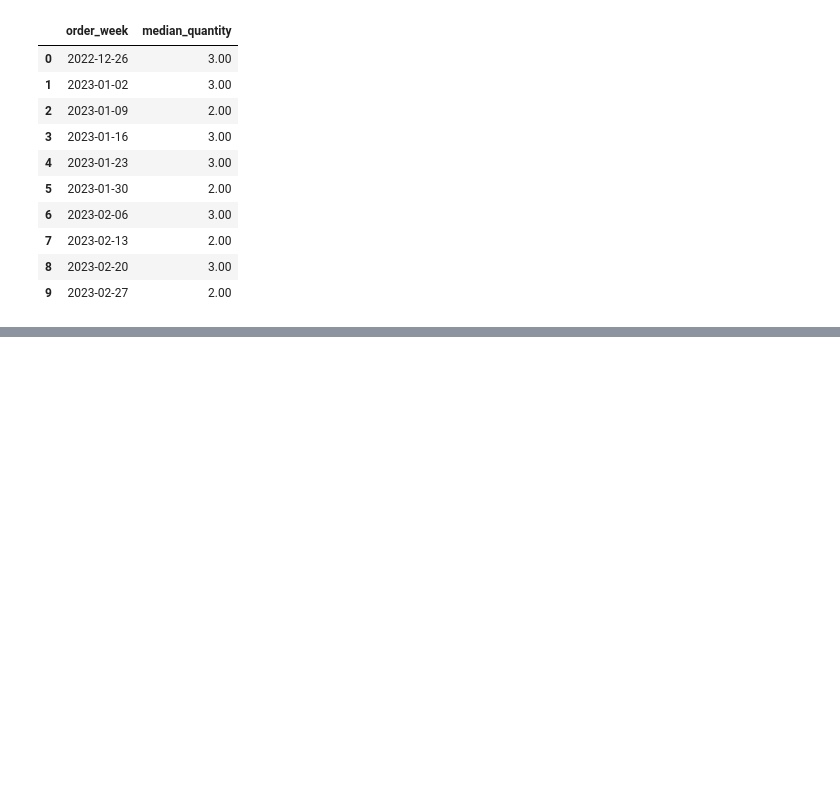
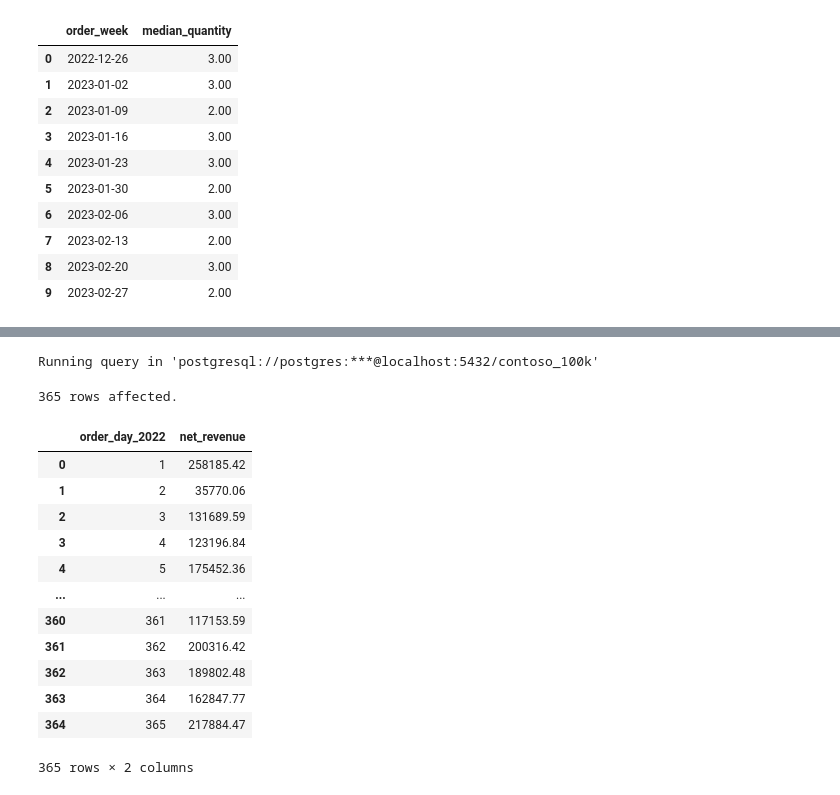
Before and after one commit to Du6eniuk/Du6eniuk, a Jupyter notebook: 0_Intro/2_Colab_Notebooks.ipynb, the cells around one changed output, grey strips where cells are left out. Drawn from its saved outputs; the diff is of its cells as text; code cells hidden in the pictures; blank space fills up the shorter version.

```diff
--- a/0_Intro/2_Colab_Notebooks.ipynb
+++ b/0_Intro/2_Colab_Notebooks.ipynb
@@ -795,0 +814,24 @@ Running query in 'postgresql://postgres:***@localhost:5432/contoso_100k'
+# %%
+%%sql
+SELECT EXTRACT(DOY FROM orderdate) AS order_day_2022,
+SUM(netprice * quantity / exchangerate) AS net_revenue
+FROM sales
+WHERE EXTRACT(YEAR FROM orderdate) = '2022'
+GROUP BY 1
+ORDER BY 1
+# %% [output]
+Running query in 'postgresql://postgres:***@localhost:5432/contoso_100k'
+365 rows affected.
+|  | order_day_2022 | net_revenue |
+| 0 | 1 | 258185.42 |
+| 1 | 2 | 35770.06 |
+| 2 | 3 | 131689.59 |
+| 3 | 4 | 123196.84 |
+| 4 | 5 | 175452.36 |
+| ... | ... | ... |
+| 360 | 361 | 117153.59 |
+| 361 | 362 | 200316.42 |
+| 362 | 363 | 189802.48 |
+| 363 | 364 | 162847.77 |
+| 364 | 365 | 217884.47 |
+365 rows × 2 columns
```
Also changed, not shown: parts of 7 cells of this notebook.
